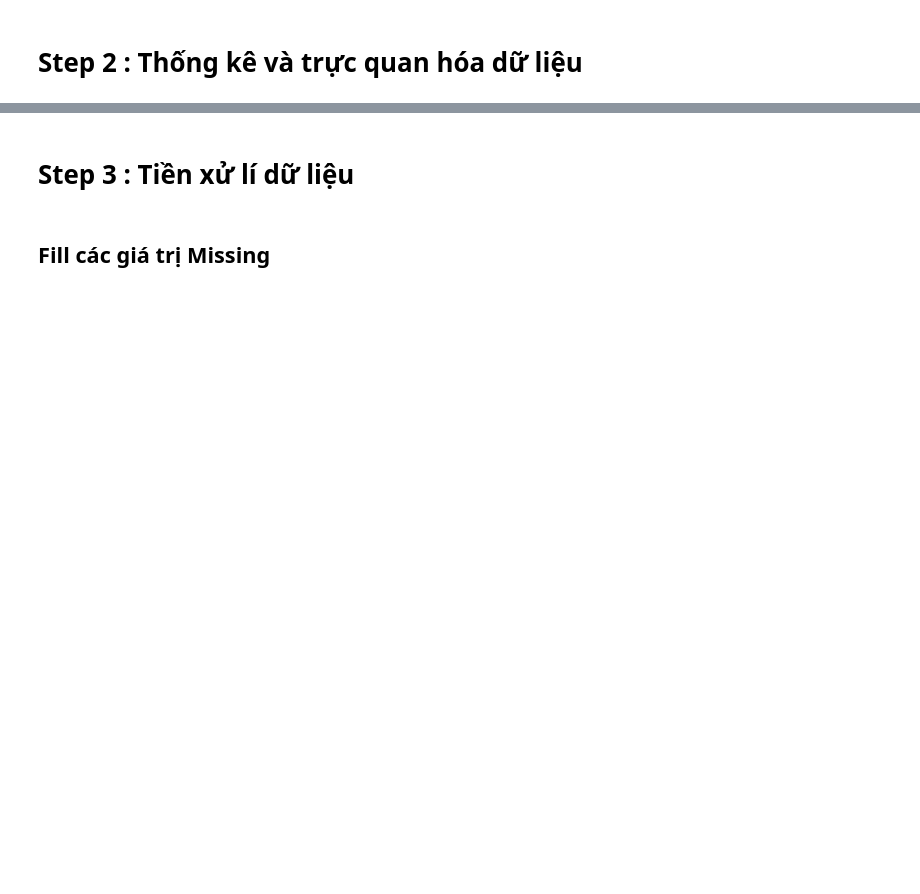
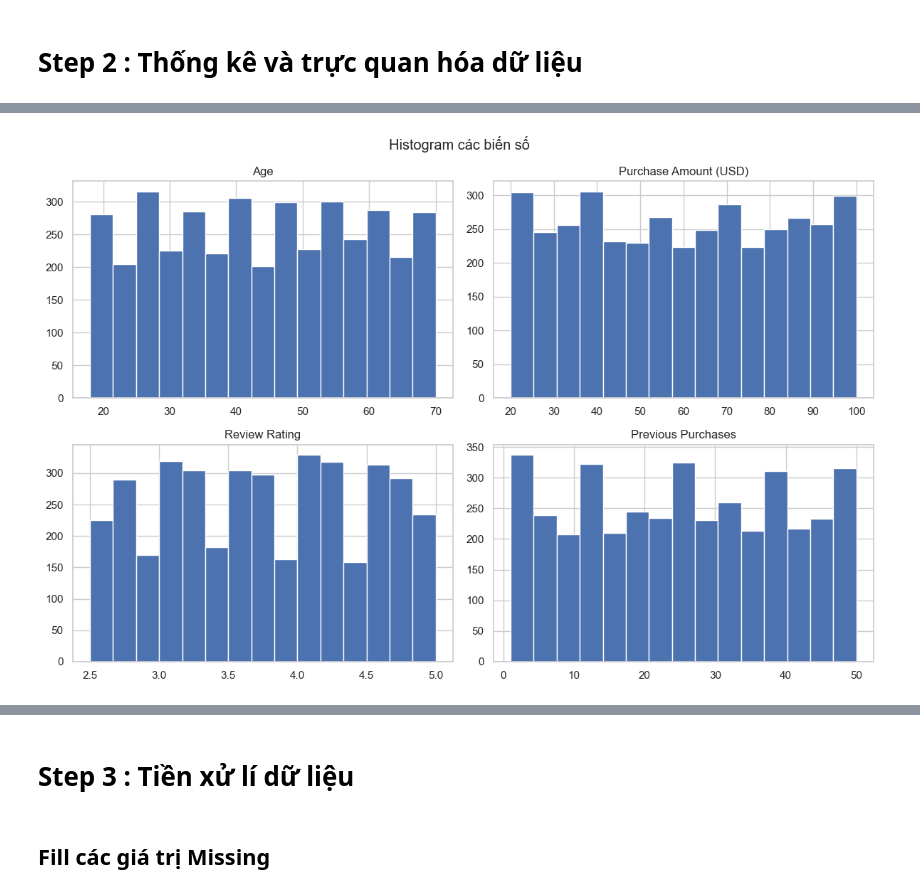
Before and after one commit to PhanThienLoc/ML_Lab_N6, a Jupyter notebook: lab2.ipynb, the cells around one changed output, grey strips where cells are left out. Drawn from its saved outputs; the diff is of its cells as text; code cells hidden in the pictures; blank space fills up the shorter version.

```diff
--- a/lab2.ipynb
+++ b/lab2.ipynb
@@ -4,6 +25,17 @@
+# %%
+import warnings
+warnings.filterwarnings('ignore')
+import numpy as np
+import pandas as pd
+import seaborn as sns
+import matplotlib.pyplot as plt
+from pathlib import Path
+from IPython.display import display
+from src.models import MeanBaseline, LinearRegressionScratch, DecisionTreeRegressorScratch
+from src.metrics import regression_metrics
+from src.features import engineer_features, feature_columns
+from src.preprocessing import random_split, fit_preprocessor, transform_splits
+sns.set_theme(style='whitegrid')
 # %%
-import pandas as pd
-import matplotlib.pyplot as plt
-from pathlib import Path
-df=pd.read_csv(Path('data/raw/shopping_trends.csv'))
-df.head()
+data=pd.read_csv(Path('data/raw/shopping_trends.csv'))
+data.head()
@@ -26,0 +106,8 @@ Dữ liệu không có mốc thời gian; mỗi dòng là một giao dịch.
+# %%
+numeric_cols=['Age','Purchase Amount (USD)','Review Rating','Previous Purchases']
+data[numeric_cols].hist(bins=15,figsize=(12,8))
+plt.suptitle('Histogram các biến số')
+plt.tight_layout()
+plt.show()
+# %% [output]
+[figure, added]
```
Also changed, not shown: parts of 30 cells of this notebook, 16 other files.
